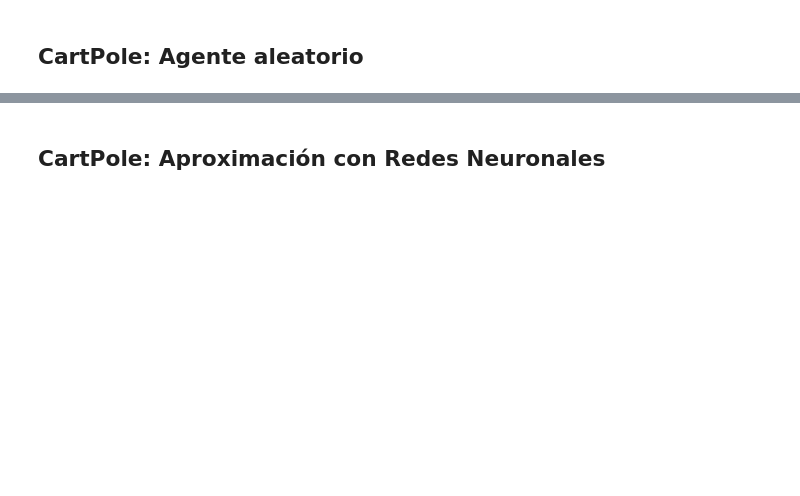
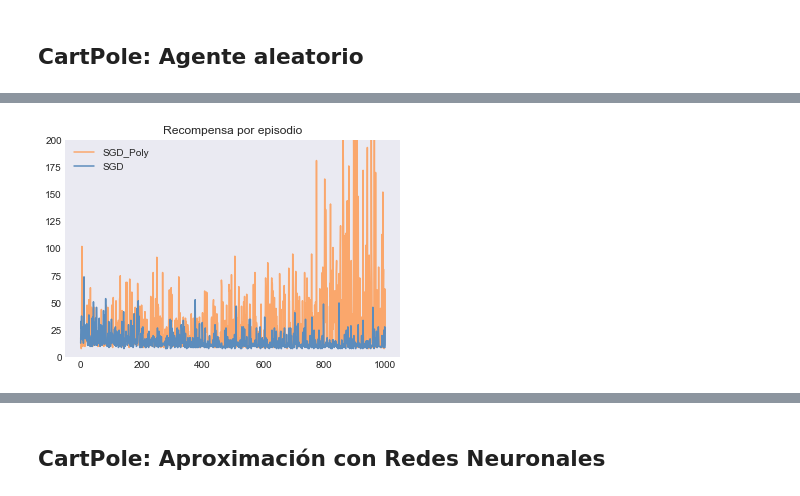
Before and after one commit to DiploDatos/AprendizajePorRefuerzos, a Jupyter notebook: Final-Lab.ipynb, the cells around one changed output, grey strips where cells are left out. Cells and saved outputs as stored; diff of their text form; code cells hidden in the pictures; blank space fills up the shorter version.

```diff
--- a/Final-Lab.ipynb
+++ b/Final-Lab.ipynb
@@ -67,0 +99,5 @@ plt.show()
+# %%
+from agents.cart_pole_approx_vf import CartPole_SGD_Poly
+
+agent = CartPole_SGD_Poly.SGDPolyCartPoleSolver()
+scores_SGD_Poly = agent.run()
@@ -67,0 +117,10 @@ plt.show()
+# %%
+# se muestra el reward/score optenido por episodio
+plt.plot(np.array(range(0, len(scores_SGD_Poly))), np.array(scores_SGD_Poly), label='SGD_Poly', c='#faa76c')
+plt.plot(np.array(range(0, len(scores_SGD))), np.array(scores_SGD), label='SGD', c='#5c8cbc')
+plt.ylim(0, 200)
+plt.title('Recompensa por episodio')
+plt.legend(loc='upper left')
+plt.show()
+# %% [output]
+[figure, added]
```
Also changed, not shown: parts of 20 cells of this notebook.
